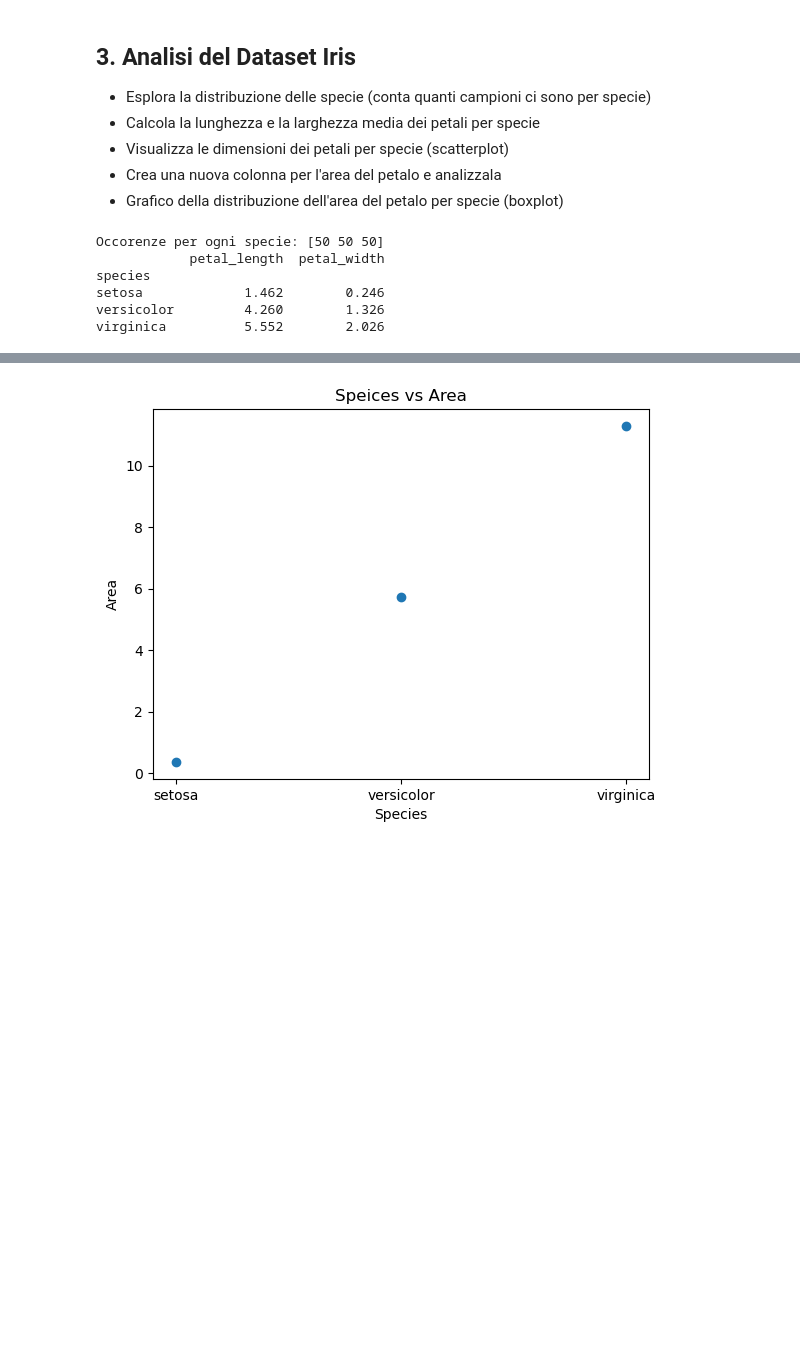
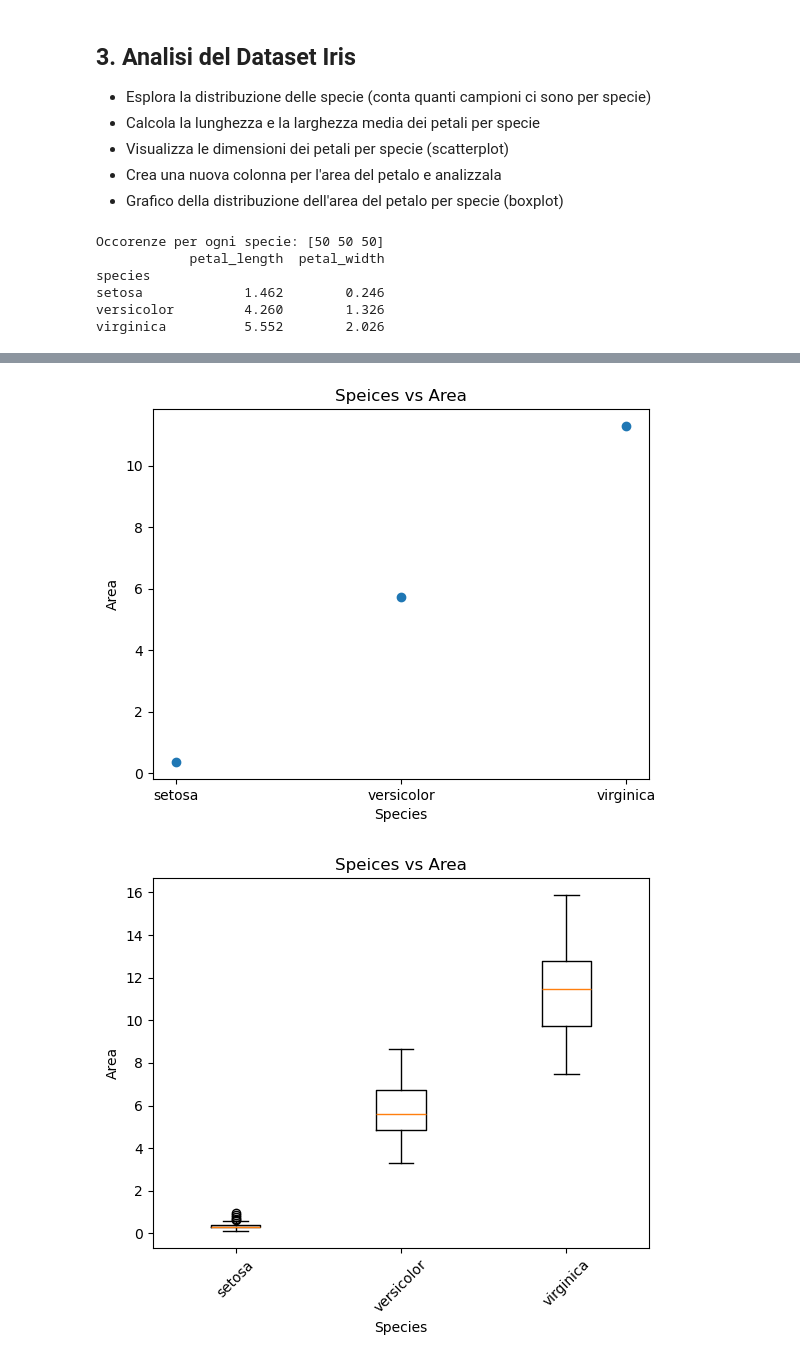
Before and after one commit to DanieleSterle/ProgrammingLab_II, a Jupyter notebook: 4_Esercizi_lez_4.ipynb, the cells around one changed output, grey strips where cells are left out. Drawn from its saved outputs; the diff is of its cells as text; code cells hidden in the pictures; blank space fills up the shorter version.

```diff
--- a/4_Esercizi_lez_4.ipynb
+++ b/4_Esercizi_lez_4.ipynb
@@ -165,6 +165,7 @@ print("Occorenze per ogni specie: {}".format(np.array(df["species"].value_counts
 #2)
 grouped = df.groupby("species")[["petal_length", "petal_width"]].mean()
 print(grouped)
+
 #3)
 plt.scatter(df.groupby("species")['petal_length'].mean(), df.groupby("species")['petal_width'].mean())
 
@@ -172,32 +173,40 @@ for species in grouped.index:
     plt.text(grouped["petal_length"][species] + 0.05,
              grouped["petal_width"][species] + 0.05,
              species,
              fontsize=9, alpha=0.8)
 
 plt.title('Petal Length vs Petal Width')
 plt.xlabel('Petal Length')
 plt.ylabel('Petal Width')
 
 plt.show()
 
 #4)
 df["area_value"] = df["petal_length"] * df["petal_width"]
 
-#5)
 grouped = df.groupby("species")["area_value"].mean()
 
 plt.scatter(grouped.index, grouped.values)
-
 plt.title('Speices vs Area')
 plt.xlabel('Species')
 plt.ylabel('Area')
 plt.show()
+
+#5)
+grouped = df.groupby("species")["area_value"].apply(list)
+plt.boxplot(grouped.values, tick_labels = grouped.index)
+plt.title('Speices vs Area')
+plt.xlabel('Species')
+plt.ylabel('Area')
+plt.xticks(rotation=45)
+plt.show()
 # %% [output]
 Occorenze per ogni specie: [50 50 50]
             petal_length  petal_width
 species
 setosa             1.462        0.246
 versicolor         4.260        1.326
 virginica          5.552        2.026
 [figure]
 [figure]
+[figure, added]
```
Also changed, not shown: parts of 1 cell of this notebook, 6 other files.
